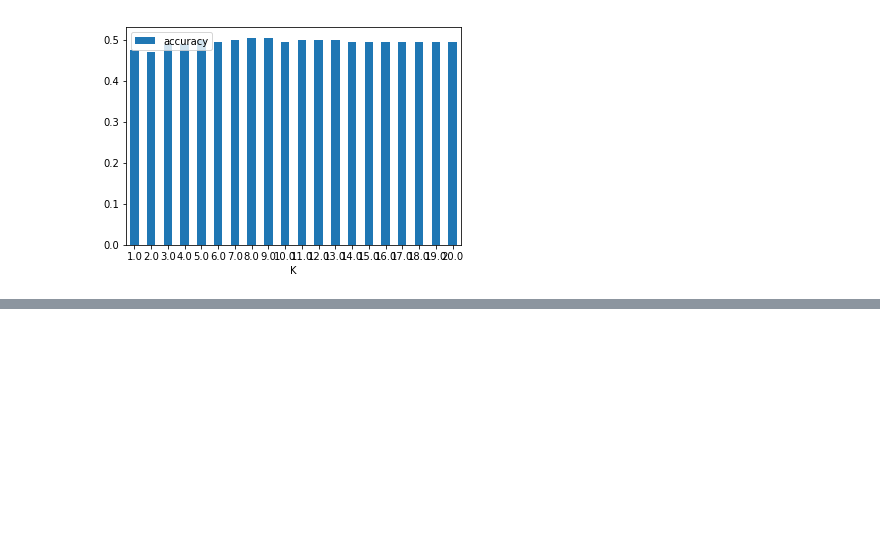
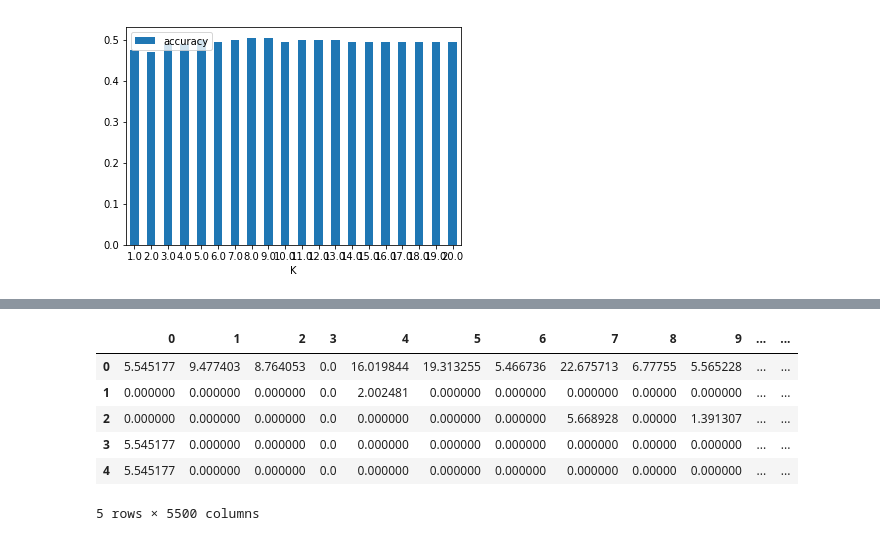
Before and after one commit to MickeyGeorge/dsc478, a Jupyter notebook: Assignment2/MichaelJanke_Assignment2.ipynb, the cells around one changed output, grey strips where cells are left out. Saved outputs shown, nothing was run; the diff lists cells and outputs as text; code cells hidden in the pictures; blank space fills up the shorter version.

```diff
--- a/Assignment2/MichaelJanke_Assignment2.ipynb
+++ b/Assignment2/MichaelJanke_Assignment2.ipynb
@@ -398,0 +446,11 @@ cosineDF.plot.bar(x='K', rot=0)
+# %%
+trainMatrixWeighted = trainMatrixModified * idf
+trainMatrixWeighted.head(5)
+# %% [output]
+|  | 0 | 1 | 2 | 3 | 4 | 5 | 6 | 7 | 8 | 9 | ... | ... |
+| 0 | 5.545177 | 9.477403 | 8.764053 | 0.0 | 16.019844 | 19.313255 | 5.466736 | 22.675713 | 6.77755 | 5.565228 | ... | ... |
+| 1 | 0.000000 | 0.000000 | 0.000000 | 0.0 | 2.002481 | 0.000000 | 0.000000 | 0.000000 | 0.00000 | 0.000000 | ... | ... |
+| 2 | 0.000000 | 0.000000 | 0.000000 | 0.0 | 0.000000 | 0.000000 | 0.000000 | 5.668928 | 0.00000 | 1.391307 | ... | ... |
+| 3 | 5.545177 | 0.000000 | 0.000000 | 0.0 | 0.000000 | 0.000000 | 0.000000 | 0.000000 | 0.00000 | 0.000000 | ... | ... |
+| 4 | 5.545177 | 0.000000 | 0.000000 | 0.0 | 0.000000 | 0.000000 | 0.000000 | 0.000000 | 0.00000 | 0.000000 | ... | ... |
+5 rows × 5500 columns
```
Also changed, not shown: parts of 10 cells of this notebook, 1 other file.
